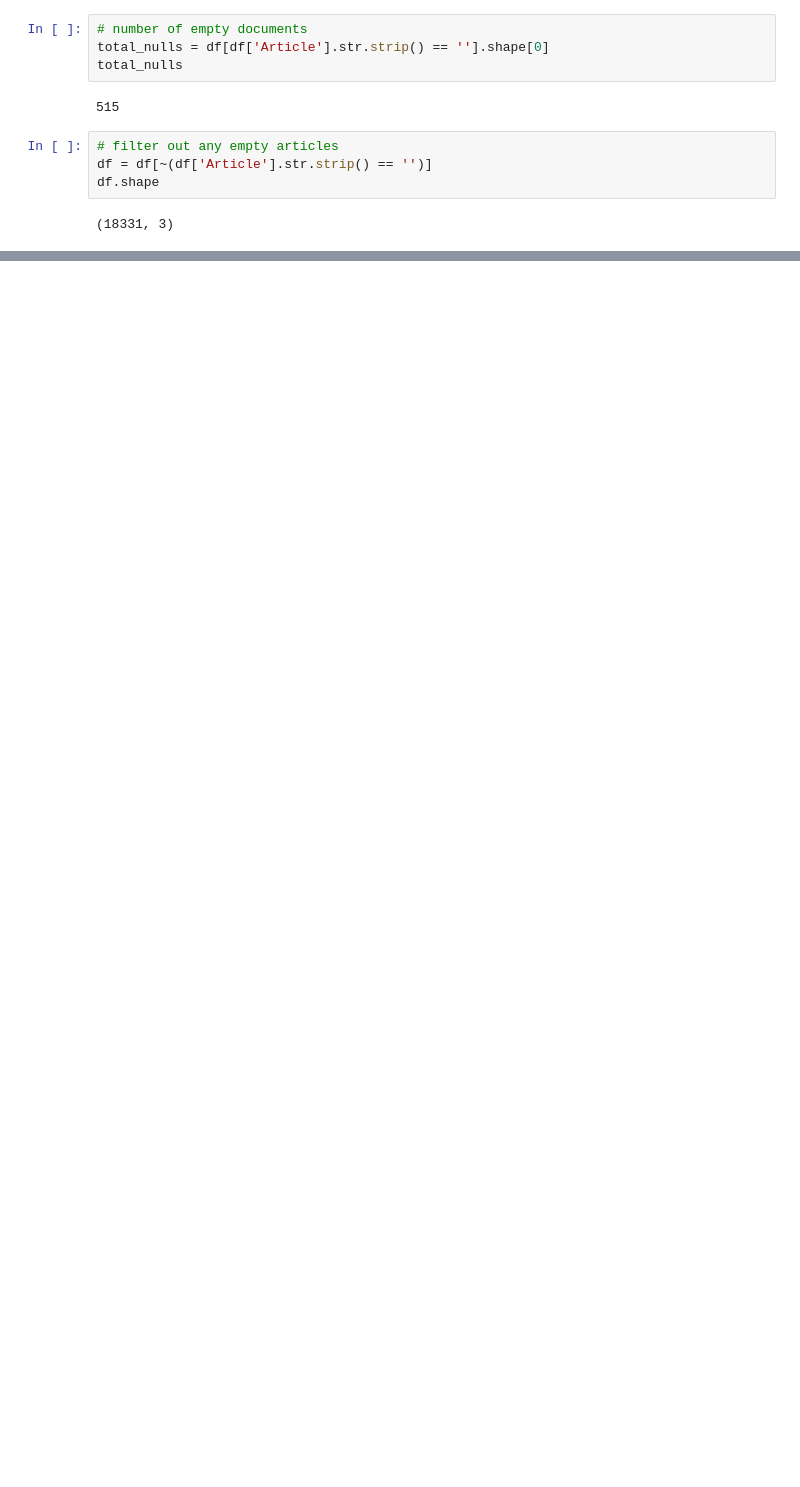
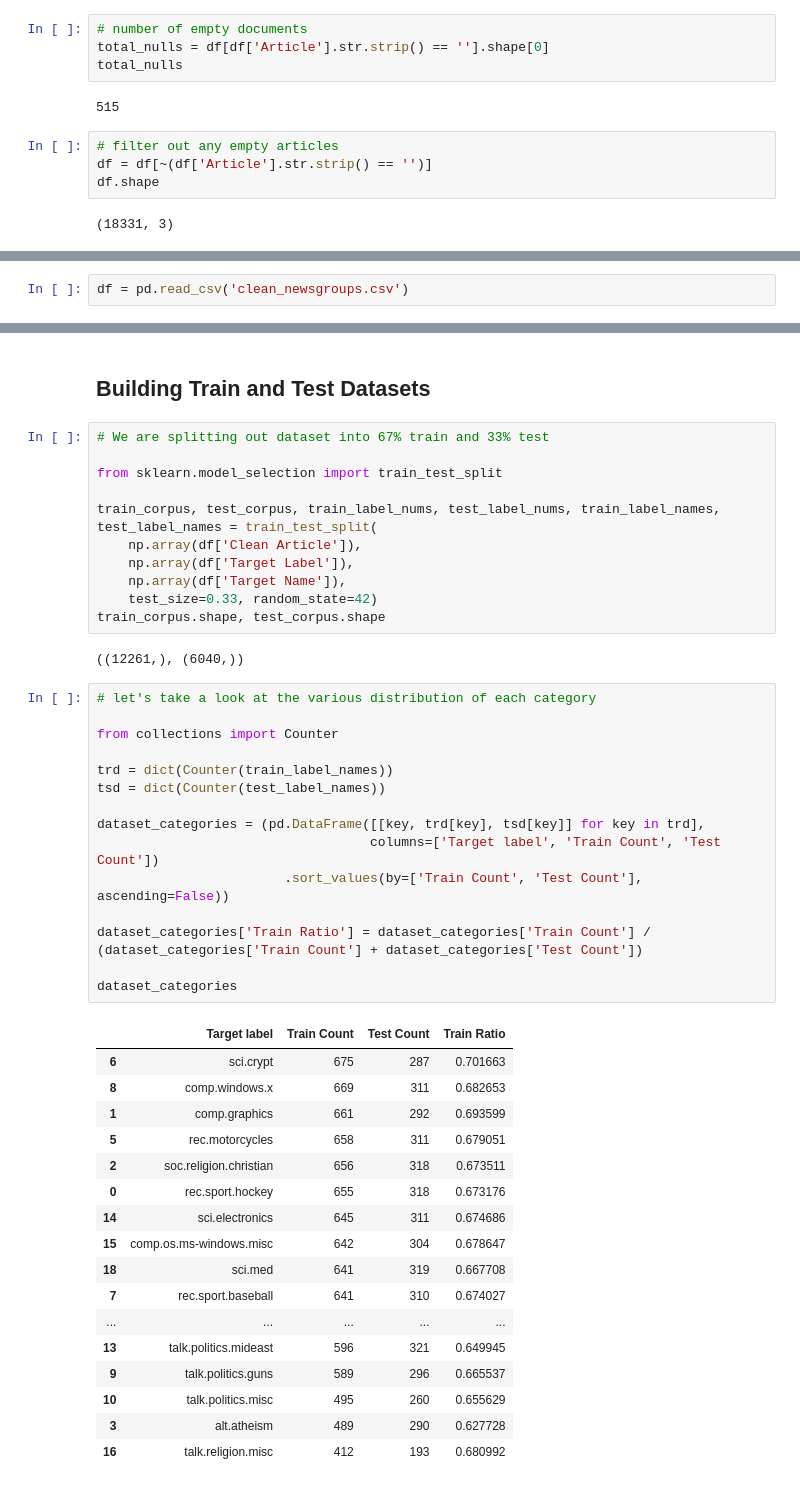
Before and after one commit to nvonbulow/csse490-nlp, a Jupyter notebook: labs/Lab5TextClassification.ipynb, the cells around one changed output, grey strips where cells are left out. Saved outputs shown, nothing was run; the diff lists cells and outputs as text; blank space fills up the shorter version.

```diff
--- a/labs/Lab5TextClassification.ipynb
+++ b/labs/Lab5TextClassification.ipynb
@@ -106,0 +150,2 @@ KeyboardInterrupt:
+# %%
+df = pd.read_csv('clean_newsgroups.csv')
@@ -106,0 +154,48 @@ KeyboardInterrupt:
+# %% [markdown]
+## Building Train and Test Datasets
+# %%
+# We are splitting out dataset into 67% train and 33% test
+
+from sklearn.model_selection import train_test_split
+
+train_corpus, test_corpus, train_label_nums, test_label_nums, train_label_names, test_label_names = train_test_split(
+    np.array(df['Clean Article']),
+    np.array(df['Target Label']),
+    np.array(df['Target Name']),
+    test_size=0.33, random_state=42)
+train_corpus.shape, test_corpus.shape
+# %% [output]
+((12261,), (6040,))
+# %%
+# let's take a look at the various distribution of each category
+
+from collections import Counter
+
+trd = dict(Counter(train_label_names))
+tsd = dict(Counter(test_label_names))
+
+dataset_categories = (pd.DataFrame([[key, trd[key], tsd[key]] for key in trd],
+                                   columns=['Target label', 'Train Count', 'Test Count'])
+                        .sort_values(by=['Train Count', 'Test Count'], ascending=False))
+
+dataset_categories['Train Ratio'] = dataset_categories['Train Count'] / (dataset_categories['Train Count'] + dataset_categories['Test Count'])
+
+dataset_categories
+# %% [output]
+|  | Target label | Train Count | Test Count | Train Ratio |
+| 6 | sci.crypt | 675 | 287 | 0.701663 |
+| 8 | comp.windows.x | 669 | 311 | 0.682653 |
+| 1 | comp.graphics | 661 | 292 | 0.693599 |
+| 5 | rec.motorcycles | 658 | 311 | 0.679051 |
+| 2 | soc.religion.christian | 656 | 318 | 0.673511 |
+| 0 | rec.sport.hockey | 655 | 318 | 0.673176 |
+| 14 | sci.electronics | 645 | 311 | 0.674686 |
+| 15 | comp.os.ms-windows.misc | 642 | 304 | 0.678647 |
+| 18 | sci.med | 641 | 319 | 0.667708 |
+| 7 | rec.sport.baseball | 641 | 310 | 0.674027 |
+| ... | ... | ... | ... | ... |
+| 13 | talk.politics.mideast | 596 | 321 | 0.649945 |
+| 9 | talk.politics.guns | 589 | 296 | 0.665537 |
+| 10 | talk.politics.misc | 495 | 260 | 0.655629 |
+| 3 | alt.atheism | 489 | 290 | 0.627728 |
+| 16 | talk.religion.misc | 412 | 193 | 0.680992 |
```
Also changed, not shown: parts of 27 cells of this notebook, 2 other files.
